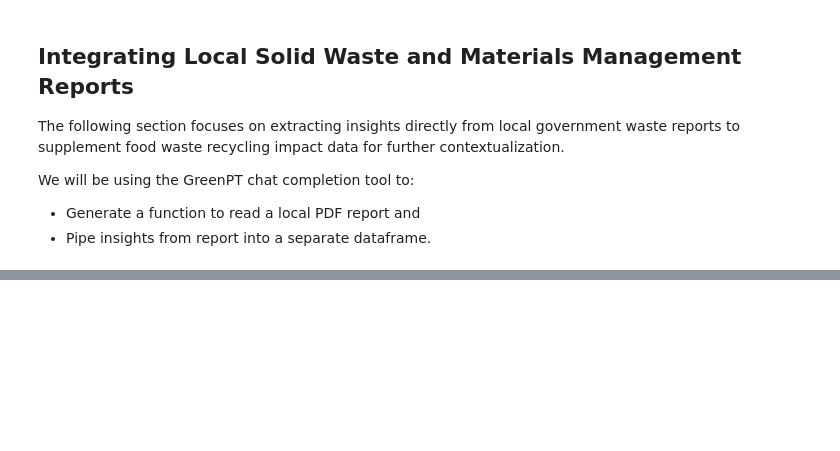
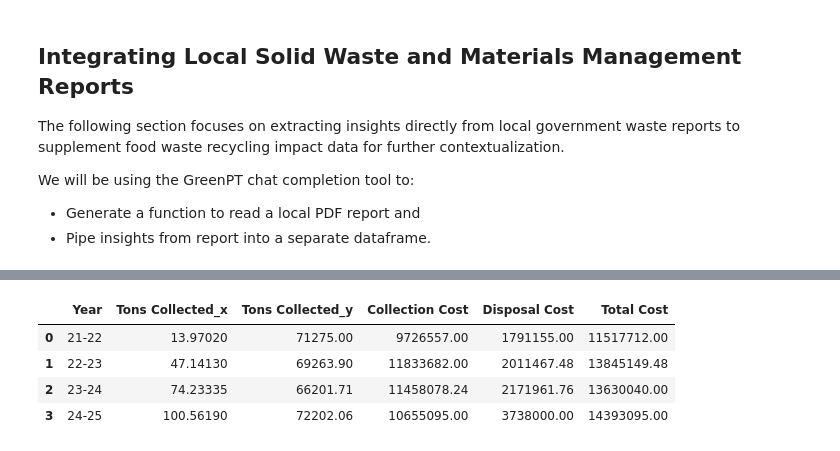
Before and after one commit to a-vargasmarte/food-waste-recycling-impact, a Jupyter notebook: notebook/DataExploration.ipynb, the cells around one changed output, grey strips where cells are left out. Saved outputs shown, nothing was run; the diff lists cells and outputs as text; code cells hidden in the pictures; blank space fills up the shorter version.

```diff
--- a/notebook/DataExploration.ipynb
+++ b/notebook/DataExploration.ipynb
@@ -696,0 +675,4 @@ multi_lgar_data
+# %%
+# Sum of Tons Collected, Collection Cost, Disposal Cost, and Total Cost by Year
+sum_multi_lgar_data = multi_lgar_data.groupby('Year')[['Tons Collected', 'Collection Cost', 'Disposal Cost', 'Total Cost']].sum().reset_index()
+sum_multi_lgar_data
@@ -696,0 +696,5 @@ multi_lgar_data
+# %%
+# Create df_food_waste with sum of tons_collected by fiscal_year
+df_food_waste = df_cleaner.groupby('fiscal_year')['tons_collected'].sum().reset_index()
+df_food_waste.columns = ['Year', 'Tons Collected']
+df_food_waste
@@ -696,0 +708,13 @@ multi_lgar_data
+# %%
+# Convert Year in sum_multi_lgar_data from YYYY-YYYY to YY-YY format
+sum_multi_lgar_data['Year'] = sum_multi_lgar_data['Year'].apply(lambda x: f"{x[:4][-2:]}-{x[5:][-2:]}")
+
+# Merge df_food_waste and sum_multi_lgar_data on Year
+merged_waste = df_food_waste.merge(sum_multi_lgar_data, on='Year')
+merged_waste
+# %% [output]
+|  | Year | Tons Collected_x | Tons Collected_y | Collection Cost | Disposal Cost | Total Cost |
+| 0 | 21-22 | 13.97020 | 71275.00 | 9726557.00 | 1791155.00 | 11517712.00 |
+| 1 | 22-23 | 47.14130 | 69263.90 | 11833682.00 | 2011467.48 | 13845149.48 |
+| 2 | 23-24 | 74.23335 | 66201.71 | 11458078.24 | 2171961.76 | 13630040.00 |
+| 3 | 24-25 | 100.56190 | 72202.06 | 10655095.00 | 3738000.00 | 14393095.00 |
```
Also changed, not shown: parts of 30 cells of this notebook.
